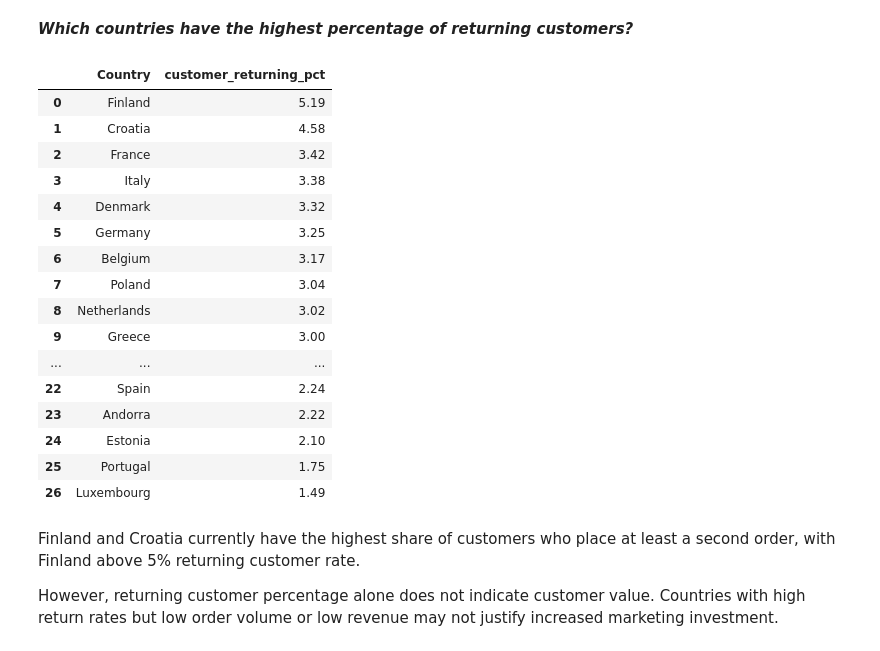
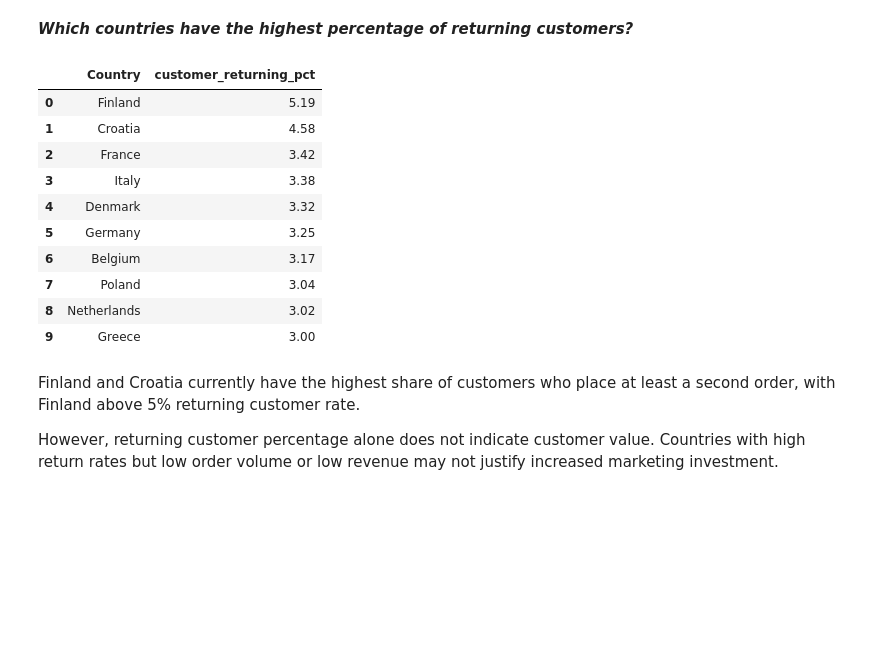
Before and after one commit to andreavecchi1996/ecommerce_customer_ltr_analysis_SQL, a Jupyter notebook: ecommerce_customer_ltr_analysis_SQL.ipynb, the cells around one changed output. Cells and saved outputs as stored; diff of their text form; code cells hidden in the pictures; blank space fills up the shorter version.

```diff
--- a/ecommerce_customer_ltr_analysis_SQL.ipynb
+++ b/ecommerce_customer_ltr_analysis_SQL.ipynb
@@ -177,40 +177,34 @@ SELECT
          ROUND((COUNTIF(customer_transaction_number >= 2) /
          COUNTIF(customer_transaction_number >= 1))*100, 2) as customer_returning_pct
 
 FROM
 (SELECT
 
          Subscriber_ID as Customer_Id,
          COUNT(DISTINCT(Customer_Trx_ID)) as customer_transaction_number,
          Customer_Country
 FROM sql-sandbox-435415.fecom_crm.customer_list
 GROUP BY Subscriber_ID, Customer_Country)
 
 GROUP BY Customer_Country
 ORDER BY customer_returning_pct DESC
 
 """
 query_job = client.query(sql_query)
 df_returning_customer_rate = query_job.to_dataframe()
-df_returning_customer_rate
+df_returning_customer_rate.head(10)
 # %% [output]
 |  | Country | customer_returning_pct |
 | 0 | Finland | 5.19 |
 | 1 | Croatia | 4.58 |
 | 2 | France | 3.42 |
 | 3 | Italy | 3.38 |
 | 4 | Denmark | 3.32 |
 | 5 | Germany | 3.25 |
 | 6 | Belgium | 3.17 |
 | 7 | Poland | 3.04 |
 | 8 | Netherlands | 3.02 |
 | 9 | Greece | 3.00 |
-| ... | ... | ... |
-| 22 | Spain | 2.24 |
-| 23 | Andorra | 2.22 |
-| 24 | Estonia | 2.10 |
-| 25 | Portugal | 1.75 |
-| 26 | Luxembourg | 1.49 |
 # %% [markdown]
 Finland and Croatia currently have the highest share of customers who place at least a second order, with Finland above 5% returning customer rate.
 
```
Also changed, not shown: parts of 1 cell of this notebook.
